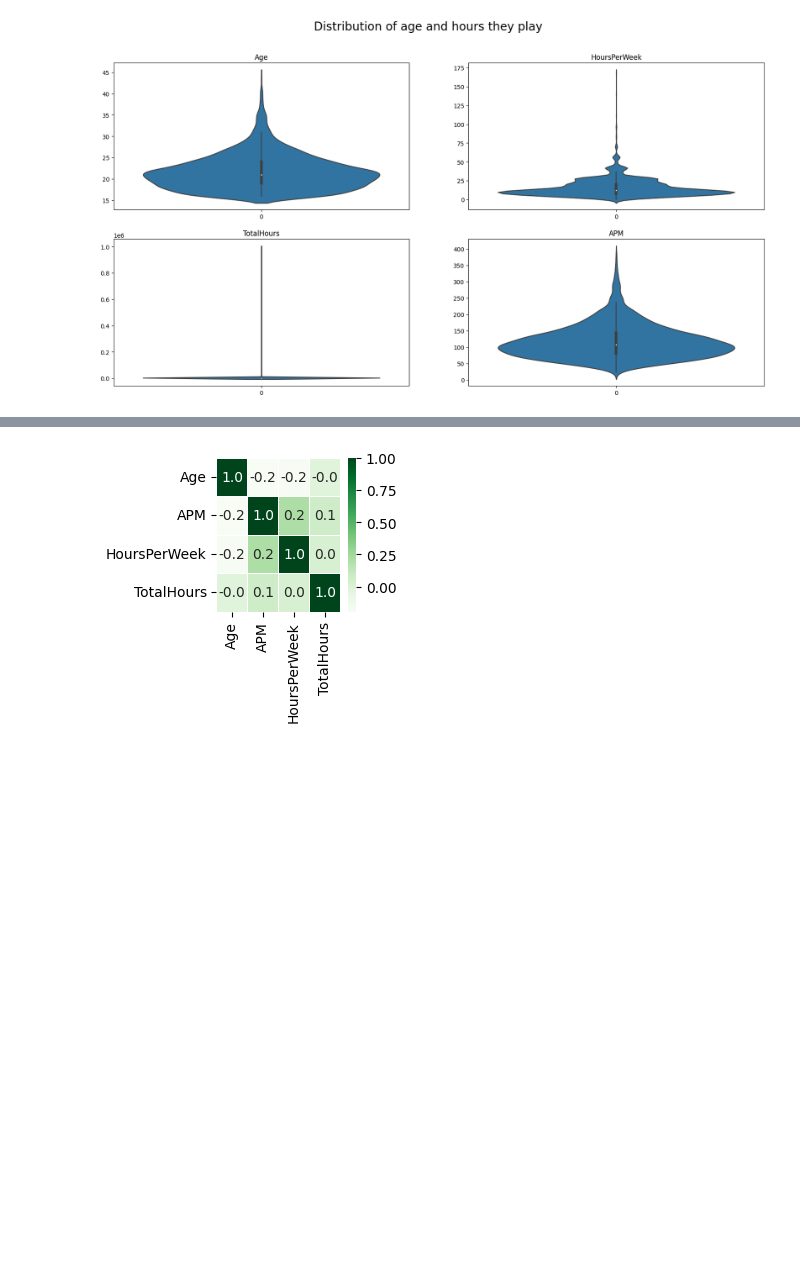
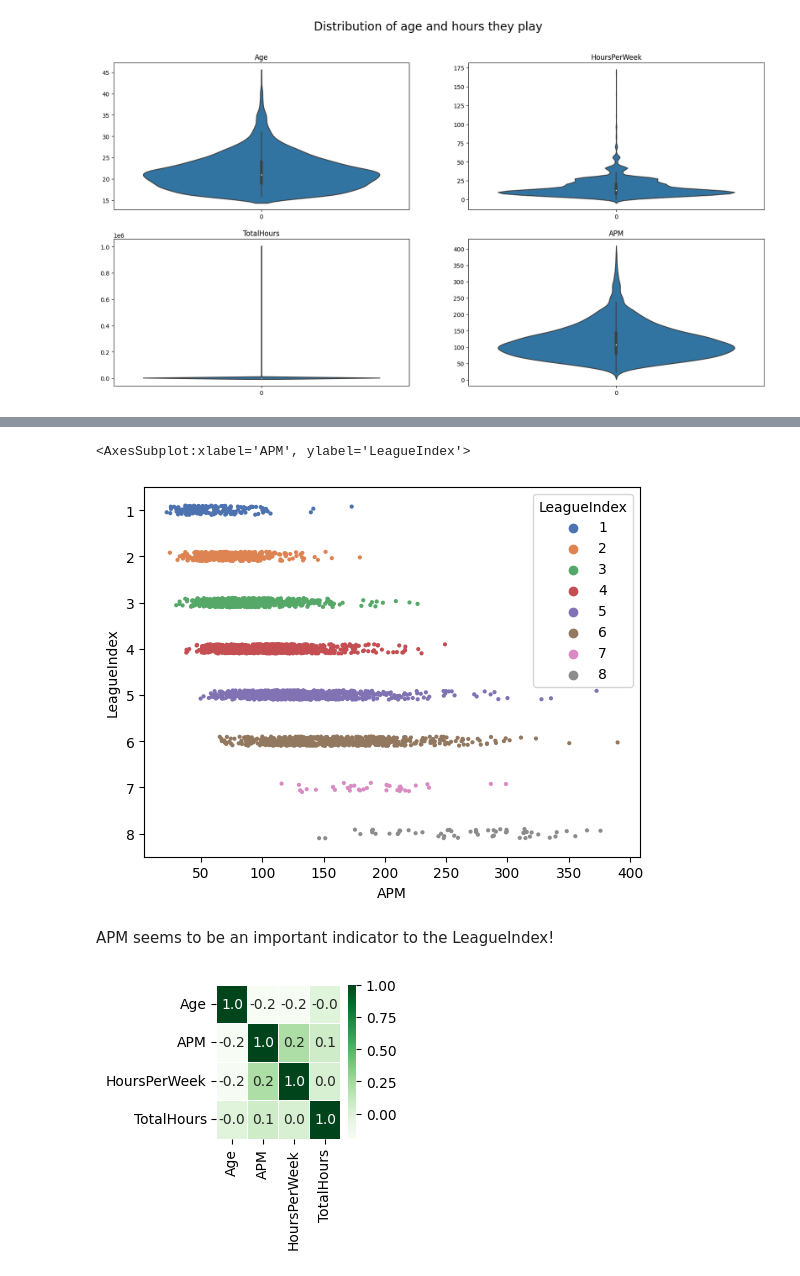
Before and after one commit to shreayan98c/EG-GeniusLeague, a Jupyter notebook: starcraft.ipynb, the cells around one changed output, grey strips where cells are left out. Drawn from its saved outputs; the diff is of its cells as text; code cells hidden in the pictures; blank space fills up the shorter version.

```diff
--- a/starcraft.ipynb
+++ b/starcraft.ipynb
@@ -260,3 +277,10 @@ plt.show()
+# %%
+sns.stripplot(data=data, x="APM", y="LeagueIndex", hue="LeagueIndex", palette="deep", orient="h", size=3)
+# %% [output]
+<AxesSubplot:xlabel='APM', ylabel='LeagueIndex'>
+[figure, added]
+# %% [markdown]
+APM seems to be an important indicator to the LeagueIndex!
 # %%
 # Check for multicollinearity using correlation plot
 f,ax = plt.subplots(figsize=(2,2))
```
Also changed, not shown: parts of 57 cells of this notebook.
